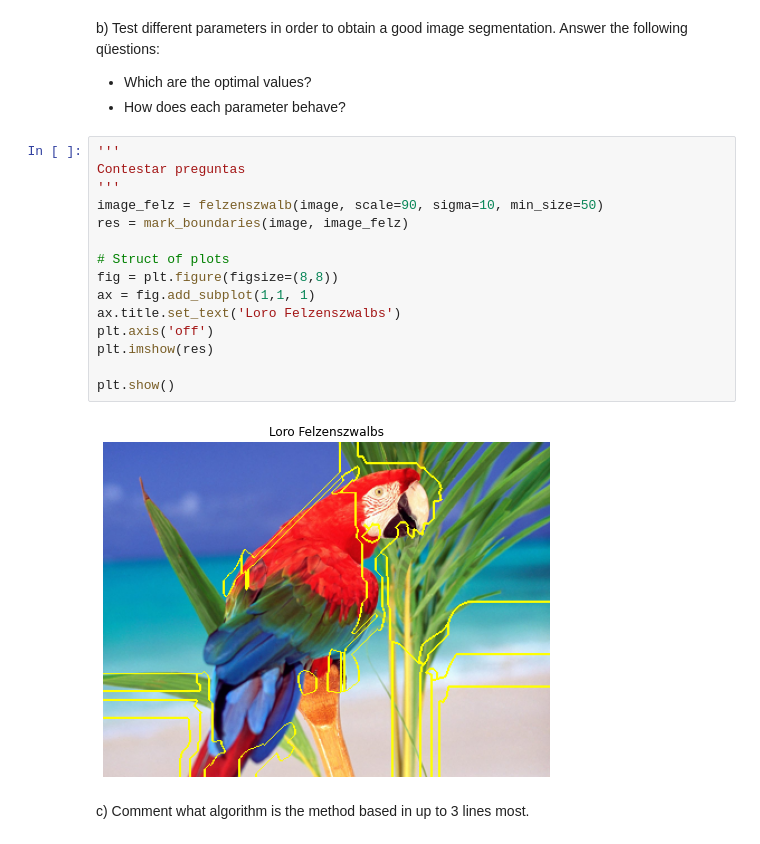
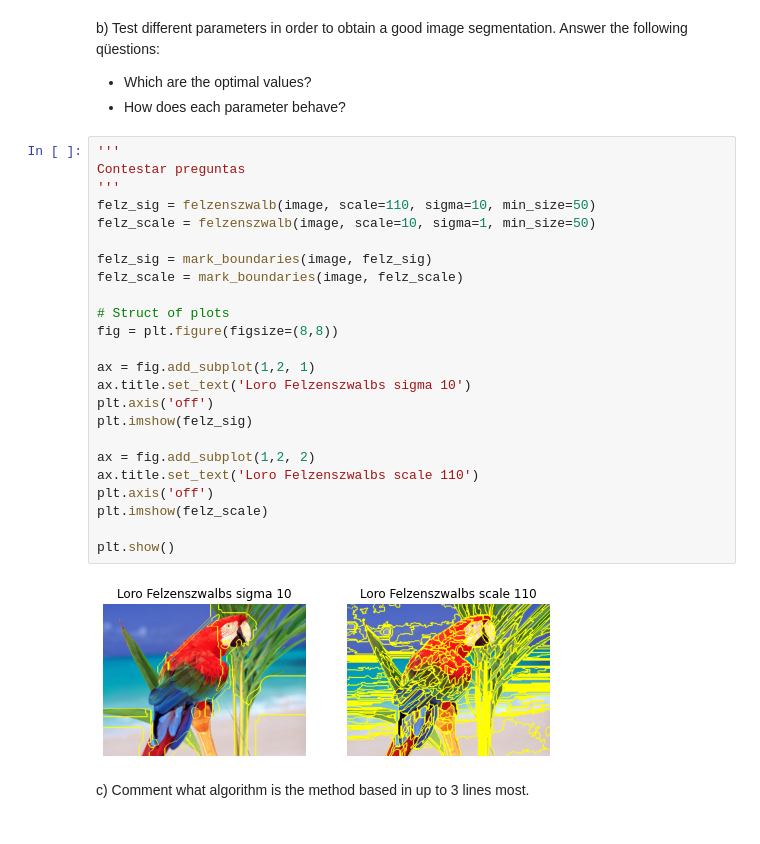
Before and after one commit to rsberrocal/VA_Practicas, a Jupyter notebook: Lab3/p3_RichardSudario.ipynb, the cells around one changed output. Drawn from its saved outputs; the diff is of its cells as text.

```diff
--- a/Lab3/p3_RichardSudario.ipynb
+++ b/Lab3/p3_RichardSudario.ipynb
@@ -353,20 +354,29 @@ Answer the following qüestions:
 # %%
 '''
 Contestar preguntas
 '''
-image_felz = felzenszwalb(image, scale=90, sigma=10, min_size=50)
-res = mark_boundaries(image, image_felz)
+felz_sig = felzenszwalb(image, scale=110, sigma=10, min_size=50)
+felz_scale = felzenszwalb(image, scale=10, sigma=1, min_size=50)
+
+felz_sig = mark_boundaries(image, felz_sig)
+felz_scale = mark_boundaries(image, felz_scale)
 
 # Struct of plots
 fig = plt.figure(figsize=(8,8))
-ax = fig.add_subplot(1,1, 1)
-ax.title.set_text('Loro Felzenszwalbs')
+
+ax = fig.add_subplot(1,2, 1)
+ax.title.set_text('Loro Felzenszwalbs sigma 10')
 plt.axis('off')
-plt.imshow(res)
+plt.imshow(felz_sig)
+
+ax = fig.add_subplot(1,2, 2)
+ax.title.set_text('Loro Felzenszwalbs scale 110')
+plt.axis('off')
+plt.imshow(felz_scale)
 
 plt.show()
 # %% [output]
-[figure, old version]
+[figure, new version]
 # %% [markdown]
 c) Comment what algorithm is the method based in up to 3 lines most.
 # %% [markdown]
```
Also changed, not shown: parts of 2 cells of this notebook.
